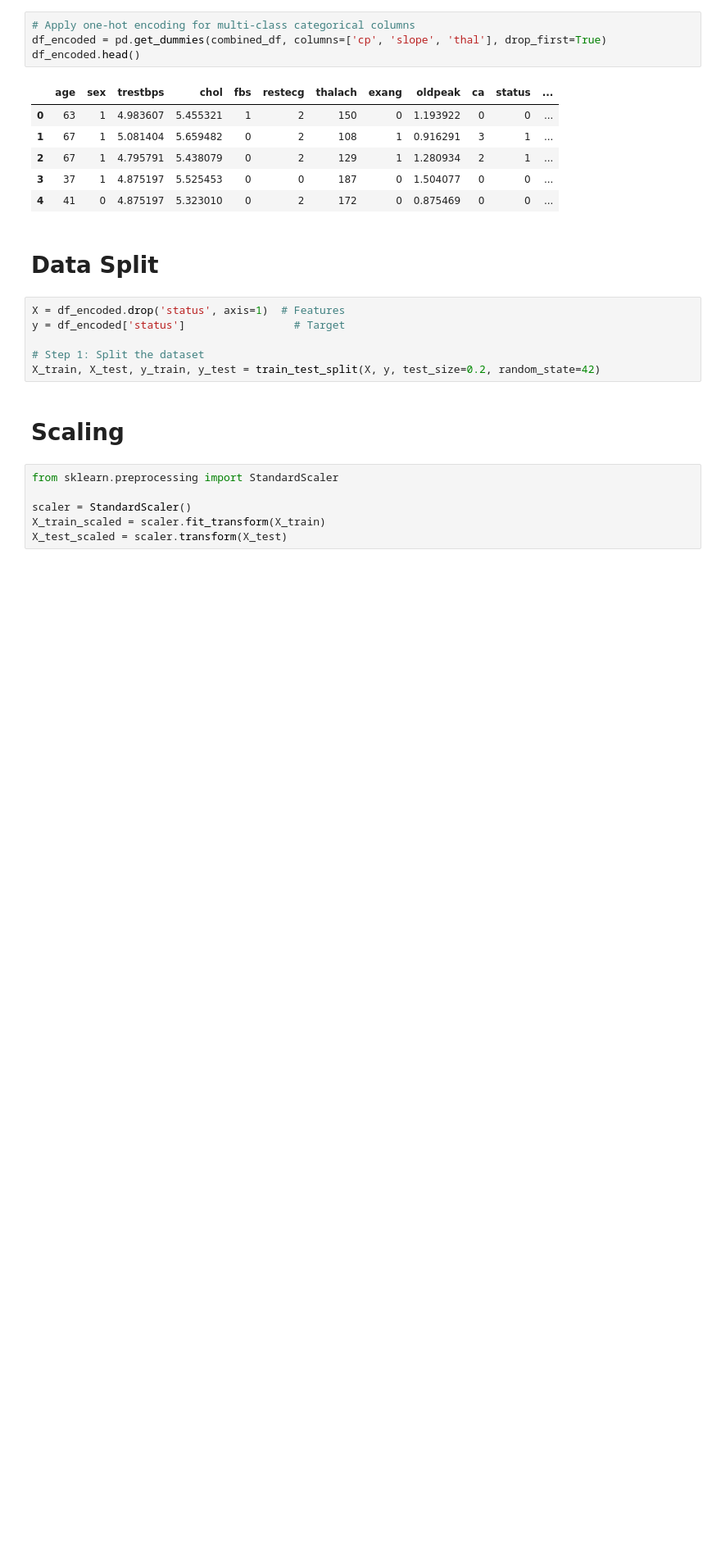
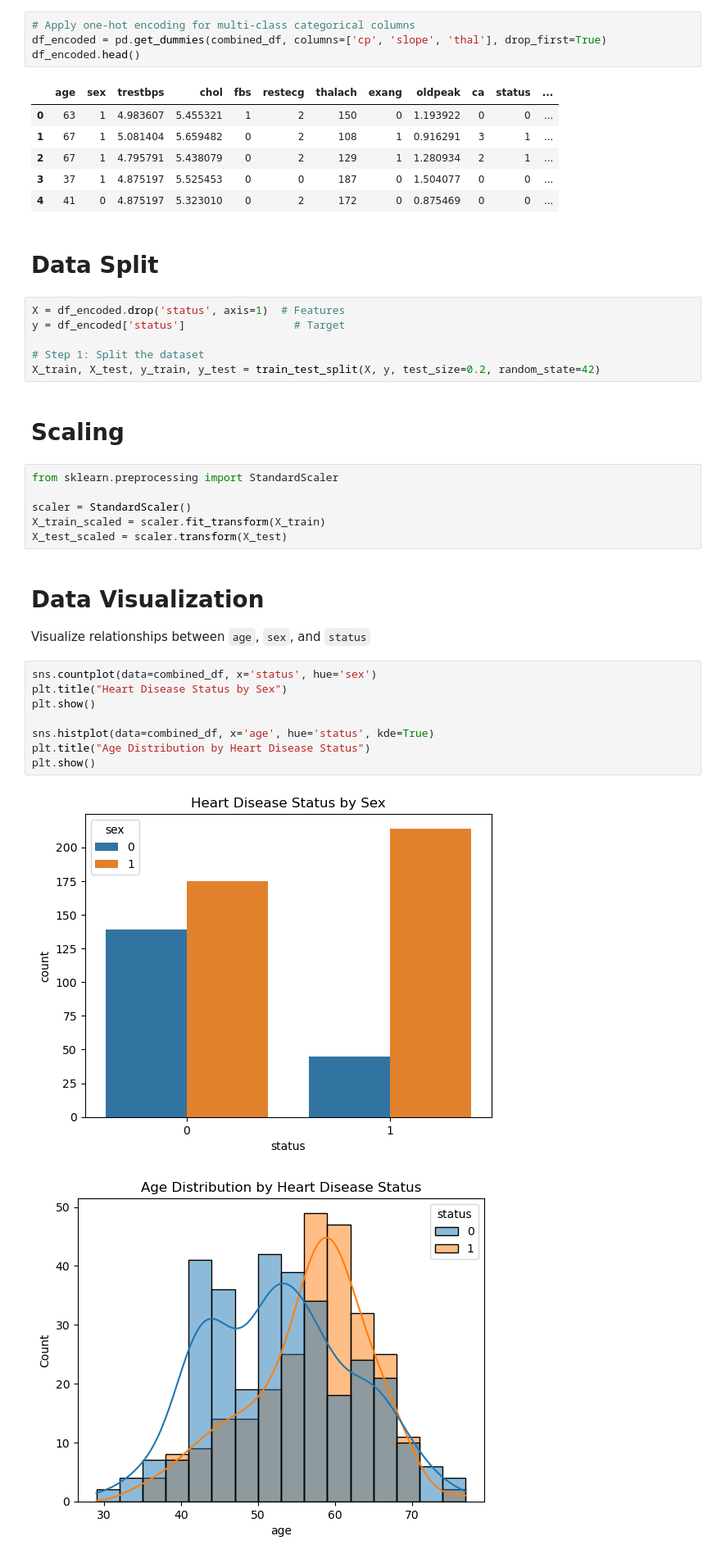
Before and after one commit to Johnnysnipes90/Heart-Disease-Prediction, a Jupyter notebook: Notebook.ipynb, the cells around one changed output. Shown at 82% size. Drawn from its saved outputs; the diff is of its cells as text; blank space fills up the shorter version.

Commit message:
Data visualization

```diff
--- a/Notebook.ipynb
+++ b/Notebook.ipynb
@@ -396,3 +396,17 @@ from sklearn.preprocessing import StandardScaler
 scaler = StandardScaler()
 X_train_scaled = scaler.fit_transform(X_train)
 X_test_scaled = scaler.transform(X_test)
+# %% [markdown]
+# Data Visualization
+Visualize relationships between `age`, `sex`, and `status`
+# %%
+sns.countplot(data=combined_df, x='status', hue='sex')
+plt.title("Heart Disease Status by Sex")
+plt.show()
+
+sns.histplot(data=combined_df, x='age', hue='status', kde=True)
+plt.title("Age Distribution by Heart Disease Status")
+plt.show()
+# %% [output]
+[figure, added]
+[figure, added]
```
